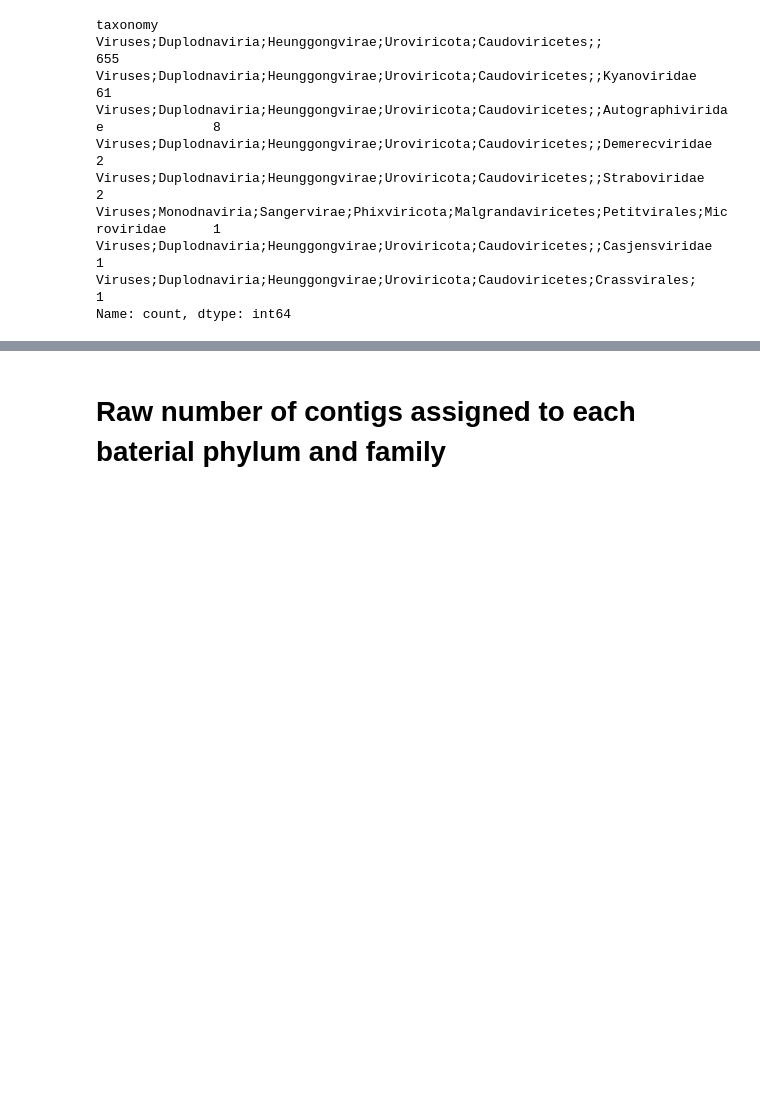
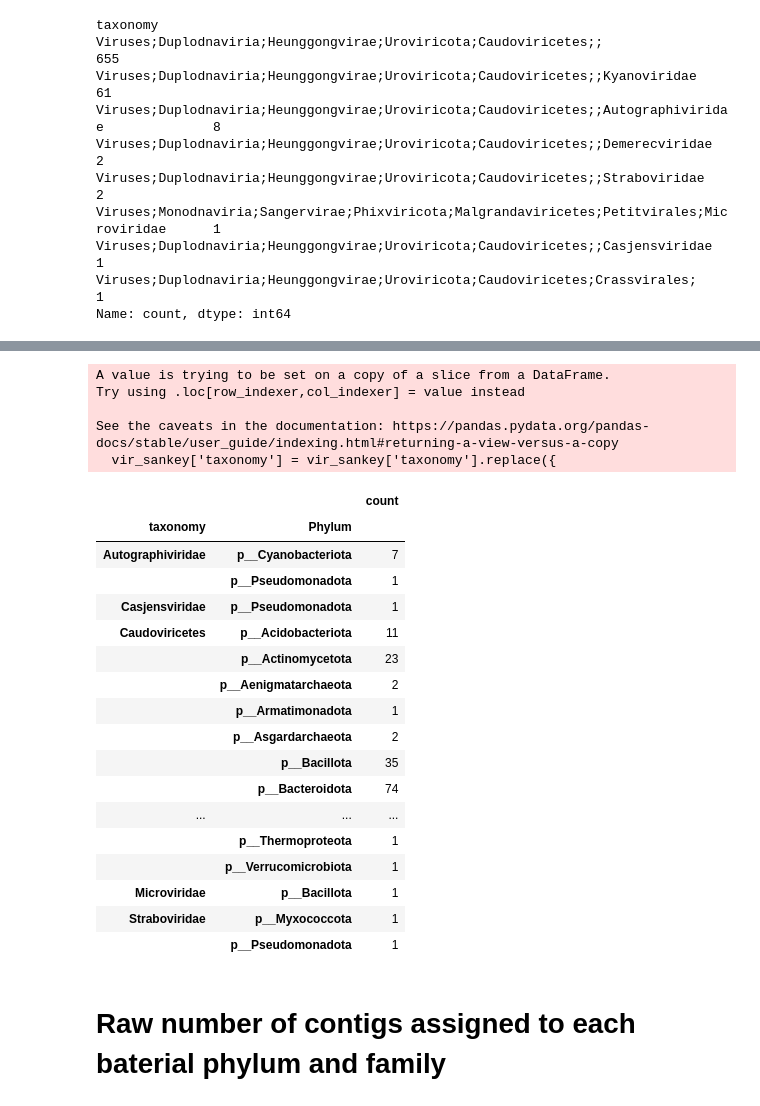
Before and after one commit to TMDavi/Amazon_virome, a Jupyter notebook: data_analysis/05_host_prediction/iphop_results_processing.ipynb, the cells around one changed output, grey strips where cells are left out. Cells and saved outputs as stored; diff of their text form; code cells hidden in the pictures; blank space fills up the shorter version.

```diff
--- a/data_analysis/05_host_prediction/iphop_results_processing.ipynb
+++ b/data_analysis/05_host_prediction/iphop_results_processing.ipynb
@@ -133,3 +152,43 @@ Name: count, dtype: int64
+# %%
+vir_sankey = vir_tax[['Phylum','taxonomy']]
+vir_sankey['taxonomy'] = vir_sankey['taxonomy'].replace({
+    'Viruses;Duplodnaviria;Heunggongvirae;Uroviricota;Caudoviricetes;;':'Caudoviricetes',
+    'Viruses;Duplodnaviria;Heunggongvirae;Uroviricota;Caudoviricetes;;Autographiviridae':"Autographiviridae",
+    'Viruses;Duplodnaviria;Heunggongvirae;Uroviricota;Caudoviricetes;;Casjensviridae':'Casjensviridae',
+    'Viruses;Duplodnaviria;Heunggongvirae;Uroviricota;Caudoviricetes;;Demerecviridae':'Demerecviridae',
+    'Viruses;Duplodnaviria;Heunggongvirae;Uroviricota;Caudoviricetes;;Kyanoviridae':'Kyanoviridae',
+    'Viruses;Duplodnaviria;Heunggongvirae;Uroviricota;Caudoviricetes;;Straboviridae':'Straboviridae',
+    'Viruses;Duplodnaviria;Heunggongvirae;Uroviricota;Caudoviricetes;Crassvirales;':'Crassvirales',
+    'Viruses;Monodnaviria;Sangervirae;Phixviricota;Malgrandaviricetes;Petitvirales;Microviridae':'Microviridae'
+}
+)
+vir_sankey = vir_sankey.groupby(by=['taxonomy','Phylum']).value_counts().to_frame()
+vir_sankey.to_csv('viral_sankey.tsv',sep='\t')
+vir_sankey
+# %% [output]
+A value is trying to be set on a copy of a slice from a DataFrame.
+Try using .loc[row_indexer,col_indexer] = value instead
+
+See the caveats in the documentation: https://pandas.pydata.org/pandas-docs/stable/user_guide/indexing.html#returning-a-view-versus-a-copy
+  vir_sankey['taxonomy'] = vir_sankey['taxonomy'].replace({
+|  |  | count |
+| taxonomy | Phylum |  |
+| Autographiviridae | p__Cyanobacteriota | 7 |
+|  | p__Pseudomonadota | 1 |
+| Casjensviridae | p__Pseudomonadota | 1 |
+| Caudoviricetes | p__Acidobacteriota | 11 |
+|  | p__Actinomycetota | 23 |
+|  | p__Aenigmatarchaeota | 2 |
+|  | p__Armatimonadota | 1 |
+|  | p__Asgardarchaeota | 2 |
+|  | p__Bacillota | 35 |
+|  | p__Bacteroidota | 74 |
+| ... | ... | ... |
+|  | p__Thermoproteota | 1 |
+|  | p__Verrucomicrobiota | 1 |
+| Microviridae | p__Bacillota | 1 |
+| Straboviridae | p__Myxococcota | 1 |
+|  | p__Pseudomonadota | 1 |
 # %% [markdown]
 # Raw number of contigs assigned to each baterial phylum and family
 # %%
```
Also changed, not shown: parts of 8 cells of this notebook, 12 other files.
